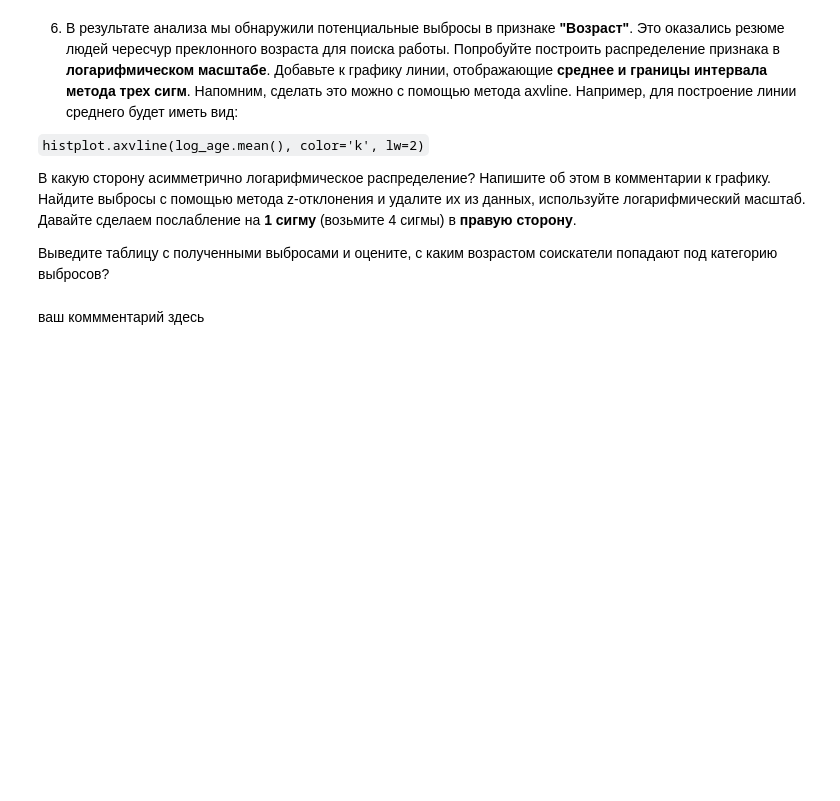
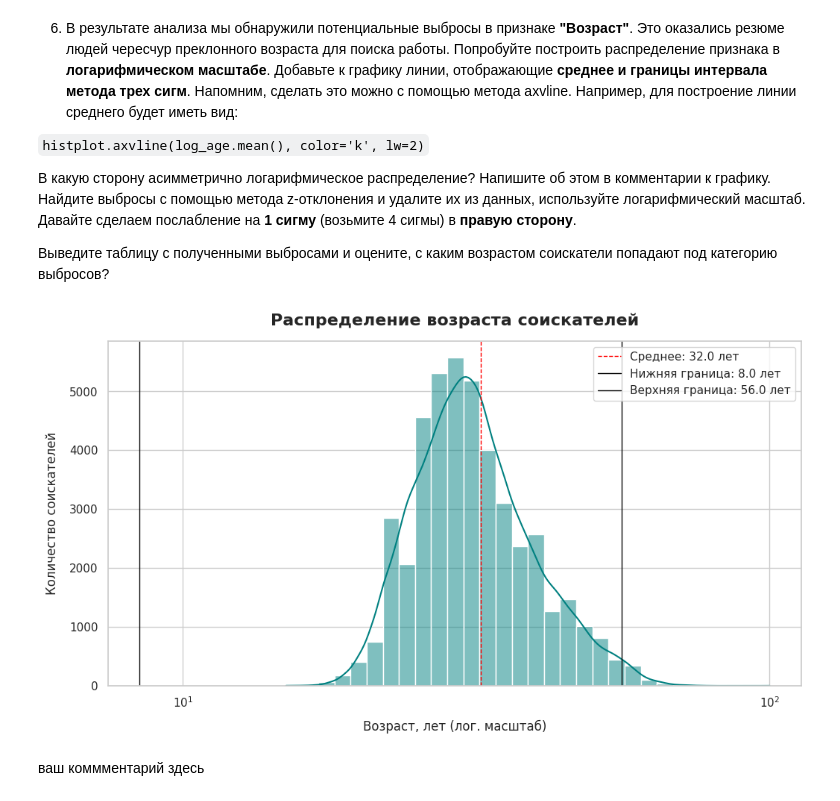
Before and after one commit to rostovcevartem209/hh_database, a Jupyter notebook: hh_database_project.ipynb, the cells around one changed output. Drawn from its saved outputs; the diff is of its cells as text; code cells hidden in the pictures; blank space fills up the shorter version.

```diff
--- a/hh_database_project.ipynb
+++ b/hh_database_project.ipynb
@@ -1008,2 +1006,55 @@ print(f'Итоговый размер датасета: {df_clean.shape}')
+# %%
+sns.set_theme(style='whitegrid')
+plt.figure(figsize=(12,6))
+
+#вычисление границ трёх сигм
+mu = df_clean['Возраст'].mean()
+sigma = df_clean['Возраст'].std()
+lower_bound = mu - 3*sigma
+upper_bound = mu + 3*sigma
+
+ax = sns.histplot(
+    data = df_clean,
+    x='Возраст',
+    log_scale=True,
+    bins=30,
+    color='teal',
+    kde=True
+)
+
+ax.axvline(mu,
+           color='red',
+           lw=1,
+           linestyle = '--',
+           label = f'Среднее: {mu.round()} лет')
+
+ax.axvline(lower_bound,
+           color='black',
+           lw=1,
+           label = f'Нижняя граница: {lower_bound.round()} лет')
+
+ax.axvline(upper_bound,
+           color='black',
+           lw=1,
+           label = f'Верхняя граница: {upper_bound.round()} лет')
+
+plt.title('Распределение возраста соискателей',
+          fontsize=16,
+          fontweight='bold',
+          pad=15)
+
+plt.xlabel('Возраст, лет (лог. масштаб)',
+           fontsize=12,
+           labelpad=10)
+
+plt.ylabel('Количество соискателей',
+           fontsize=12,
+           labelpad=10)
+
+ax.legend()
+# plt.tight_layout()
+plt.show()
+# %% [output]
+[figure, added]
 # %% [markdown]
 ваш коммментарий здесь
```
Also changed, not shown: parts of 2 cells of this notebook.
